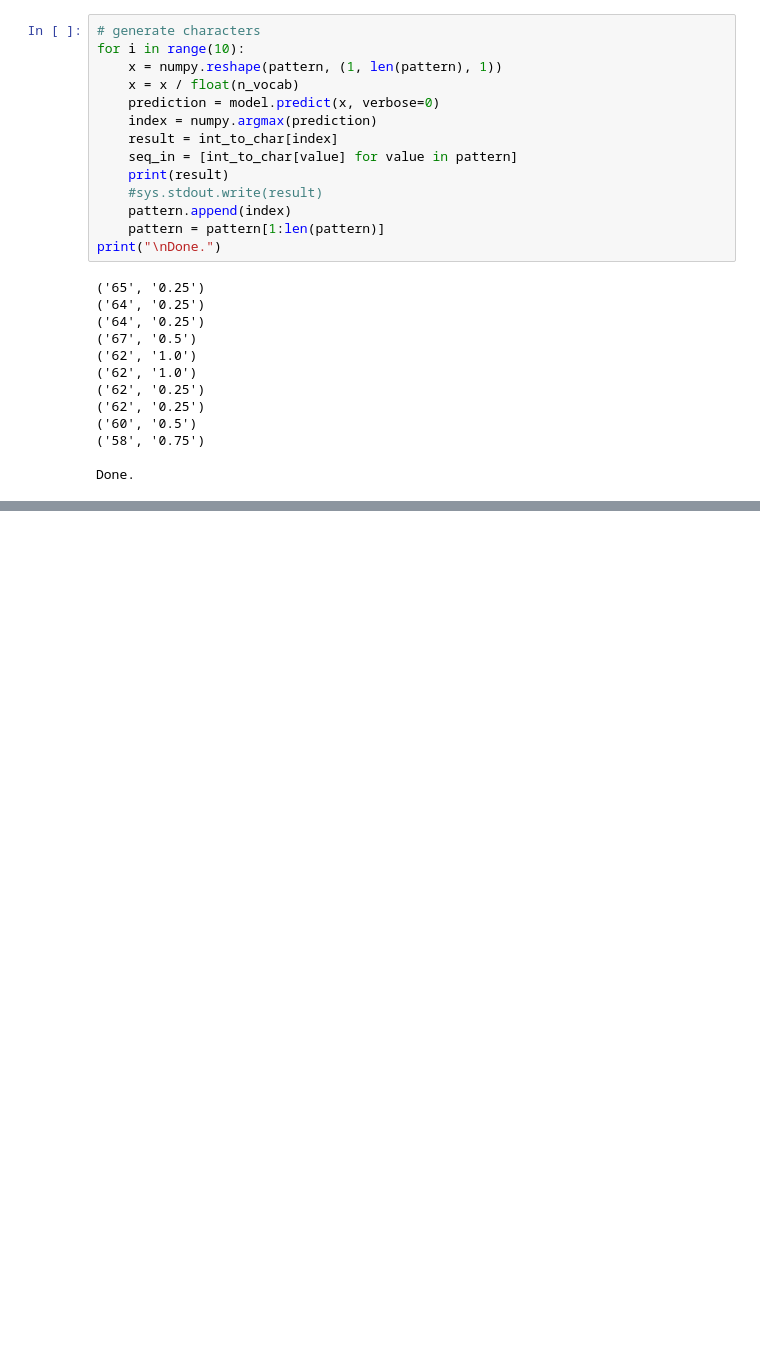
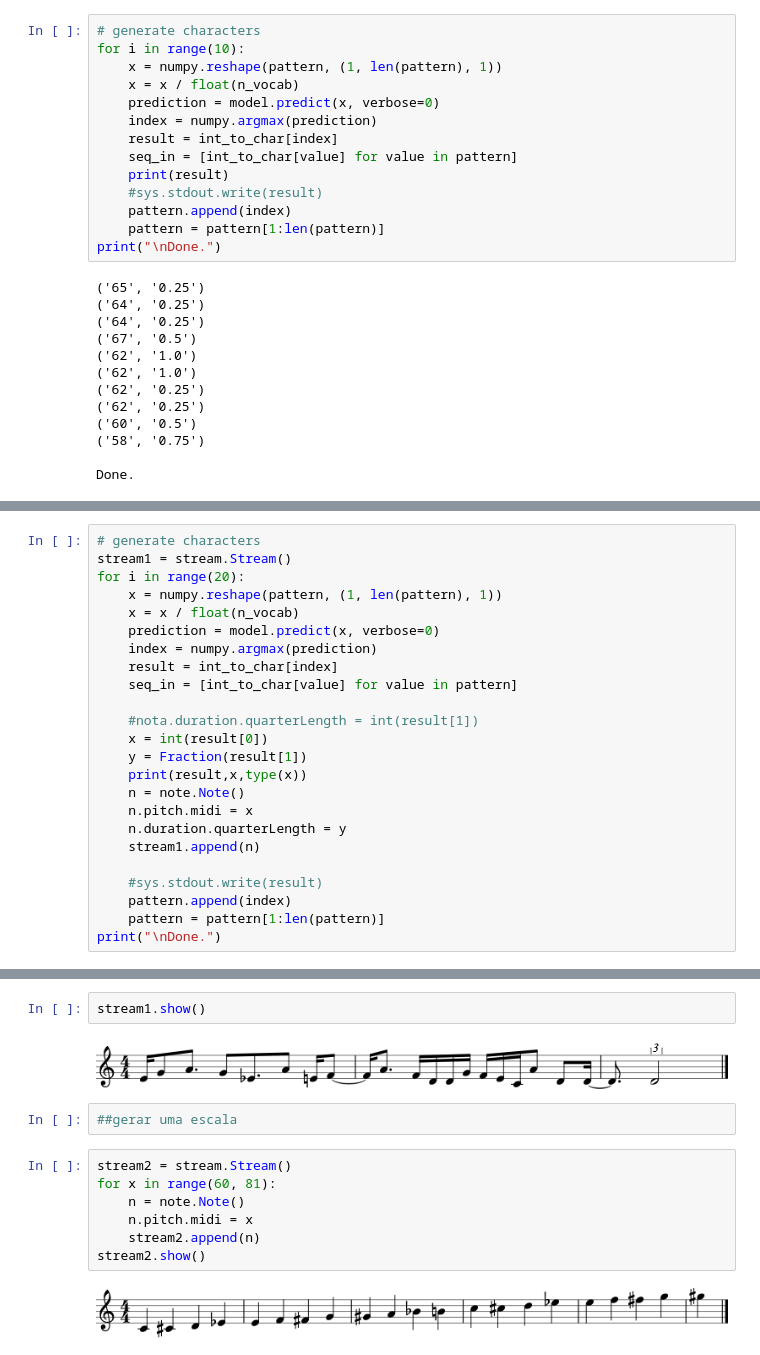
Before and after one commit to eurismarpires/DeepLearning, a Jupyter notebook: notebooks/Music Generation.ipynb, the cells around one changed output, grey strips where cells are left out. Drawn from its saved outputs; the diff is of its cells as text; blank space fills up the shorter version.

```diff
--- a/notebooks/Music Generation.ipynb
+++ b/notebooks/Music Generation.ipynb
@@ -190,0 +193,24 @@ Done.
+# %%
+# generate characters
+stream1 = stream.Stream()
+for i in range(20):
+    x = numpy.reshape(pattern, (1, len(pattern), 1))
+    x = x / float(n_vocab)
+    prediction = model.predict(x, verbose=0)
+    index = numpy.argmax(prediction)
+    result = int_to_char[index]
+    seq_in = [int_to_char[value] for value in pattern]
+
+    #nota.duration.quarterLength = int(result[1])
+    x = int(result[0])
+    y = Fraction(result[1])
+    print(result,x,type(x))
+    n = note.Note()
+    n.pitch.midi = x
+    n.duration.quarterLength = y
+    stream1.append(n)
+
+    #sys.stdout.write(result)
+    pattern.append(index)
+    pattern = pattern[1:len(pattern)]
+print("\nDone.")
@@ -190,0 +235,15 @@ Done.
+# %%
+stream1.show()
+# %% [output]
+[figure, added]
+# %%
+##gerar uma escala
+# %%
+stream2 = stream.Stream()
+for x in range(60, 81):
+    n = note.Note()
+    n.pitch.midi = x
+    stream2.append(n)
+stream2.show()
+# %% [output]
+[figure, added]
```
Also changed, not shown: parts of 2 cells of this notebook.
